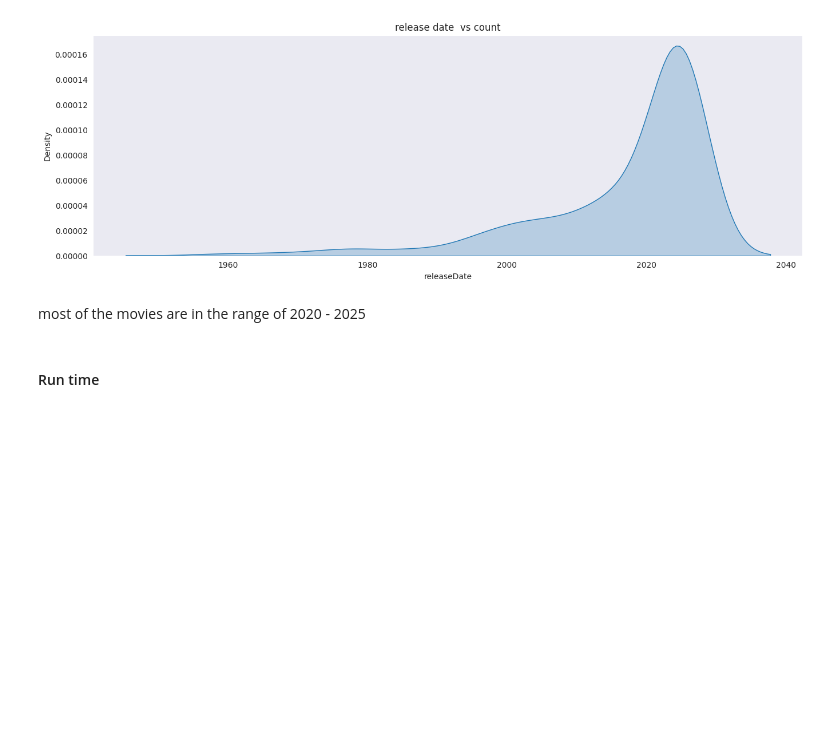
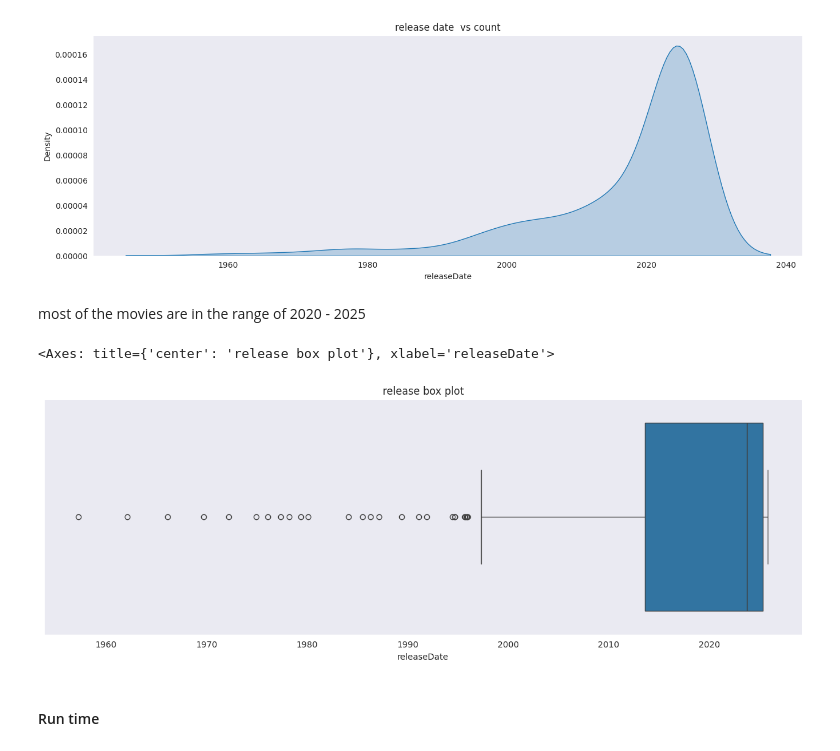
Before and after one commit to Shruthikshetty/media-logger-recommender, a Jupyter notebook: training_notebooks/Movies_recommendation_model.ipynb, the cells around one changed output. Cells and saved outputs as stored; diff of their text form; code cells hidden in the pictures; blank space fills up the shorter version.

```diff
--- a/training_notebooks/Movies_recommendation_model.ipynb
+++ b/training_notebooks/Movies_recommendation_model.ipynb
@@ -224,6 +232,14 @@ Text(0.5, 1.0, 'release date  vs count')
 [figure]
 # %% [markdown]
 most of the movies are in the range of 2020 - 2025
+# %%
+# lets also draw a box plot
+plt.figure(figsize=(16 , 5));
+plt.title("release box plot")
+sns.boxplot(x=movies_df["releaseDate"])
+# %% [output]
+<Axes: title={'center': 'release box plot'}, xlabel='releaseDate'>
+[figure, added]
 # %% [markdown]
 #### Run time
 # %%
```
Also changed, not shown: parts of 3 cells of this notebook.
